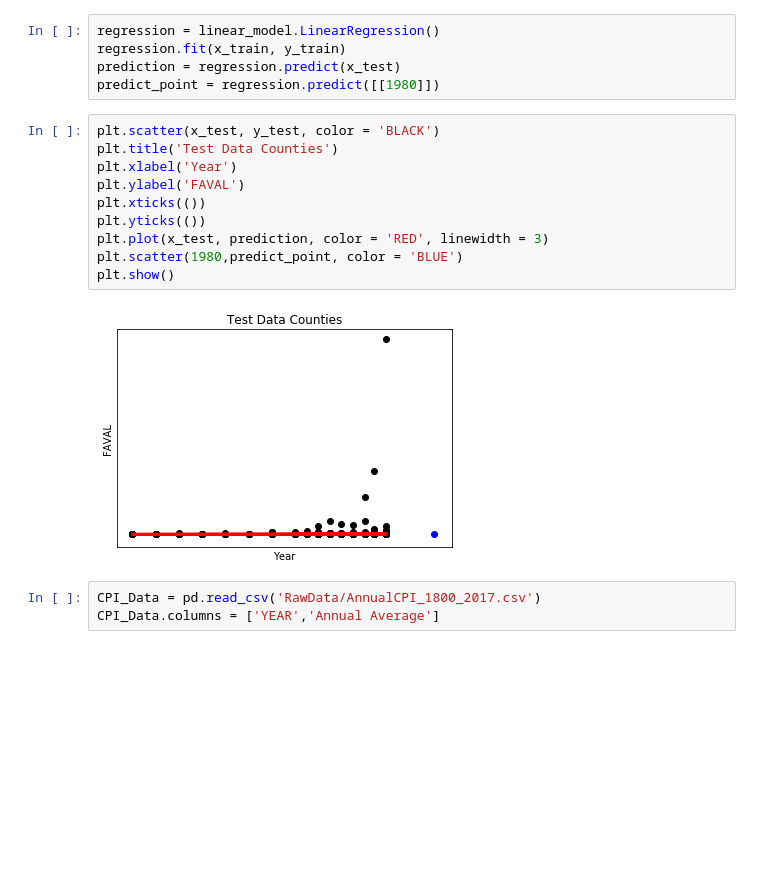
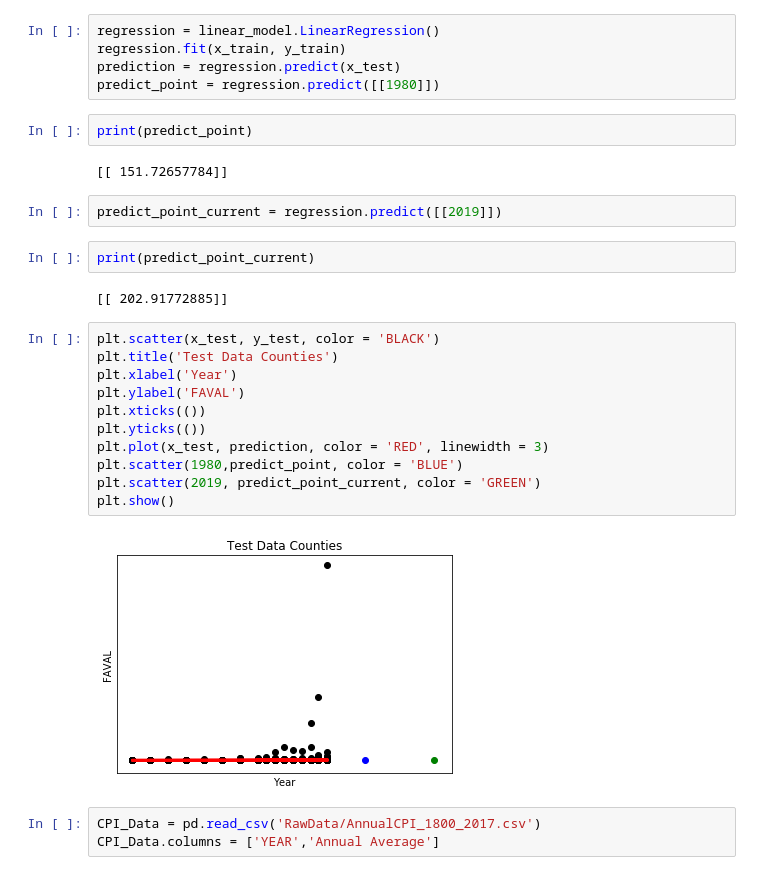
Before and after one commit to JonahTuckman/Economics-Data-Exploration, a Jupyter notebook: DataDay1/Scripts/DataDay1.ipynb, the cells around one changed output. Saved outputs shown, nothing was run; the diff lists cells and outputs as text; blank space fills up the shorter version.

Commit message:
Added print function of predictions and current day prediction

```diff
--- a/DataDay1/Scripts/DataDay1.ipynb
+++ b/DataDay1/Scripts/DataDay1.ipynb
@@ -202,18 +202,29 @@ regression = linear_model.LinearRegression()
 regression.fit(x_train, y_train)
 prediction = regression.predict(x_test)
 predict_point = regression.predict([[1980]])
+# %%
+print(predict_point)
+# %% [output]
+[[ 151.72657784]]
+# %%
+predict_point_current = regression.predict([[2019]])
+# %%
+print(predict_point_current)
+# %% [output]
+[[ 202.91772885]]
 # %%
 plt.scatter(x_test, y_test, color = 'BLACK')
 plt.title('Test Data Counties')
 plt.xlabel('Year')
 plt.ylabel('FAVAL')
 plt.xticks(())
 plt.yticks(())
 plt.plot(x_test, prediction, color = 'RED', linewidth = 3)
 plt.scatter(1980,predict_point, color = 'BLUE')
+plt.scatter(2019, predict_point_current, color = 'GREEN')
 plt.show()
 # %% [output]
-[figure, old version]
+[figure, new version]
 # %%
 CPI_Data = pd.read_csv('RawData/AnnualCPI_1800_2017.csv')
 CPI_Data.columns = ['YEAR','Annual Average']
```
